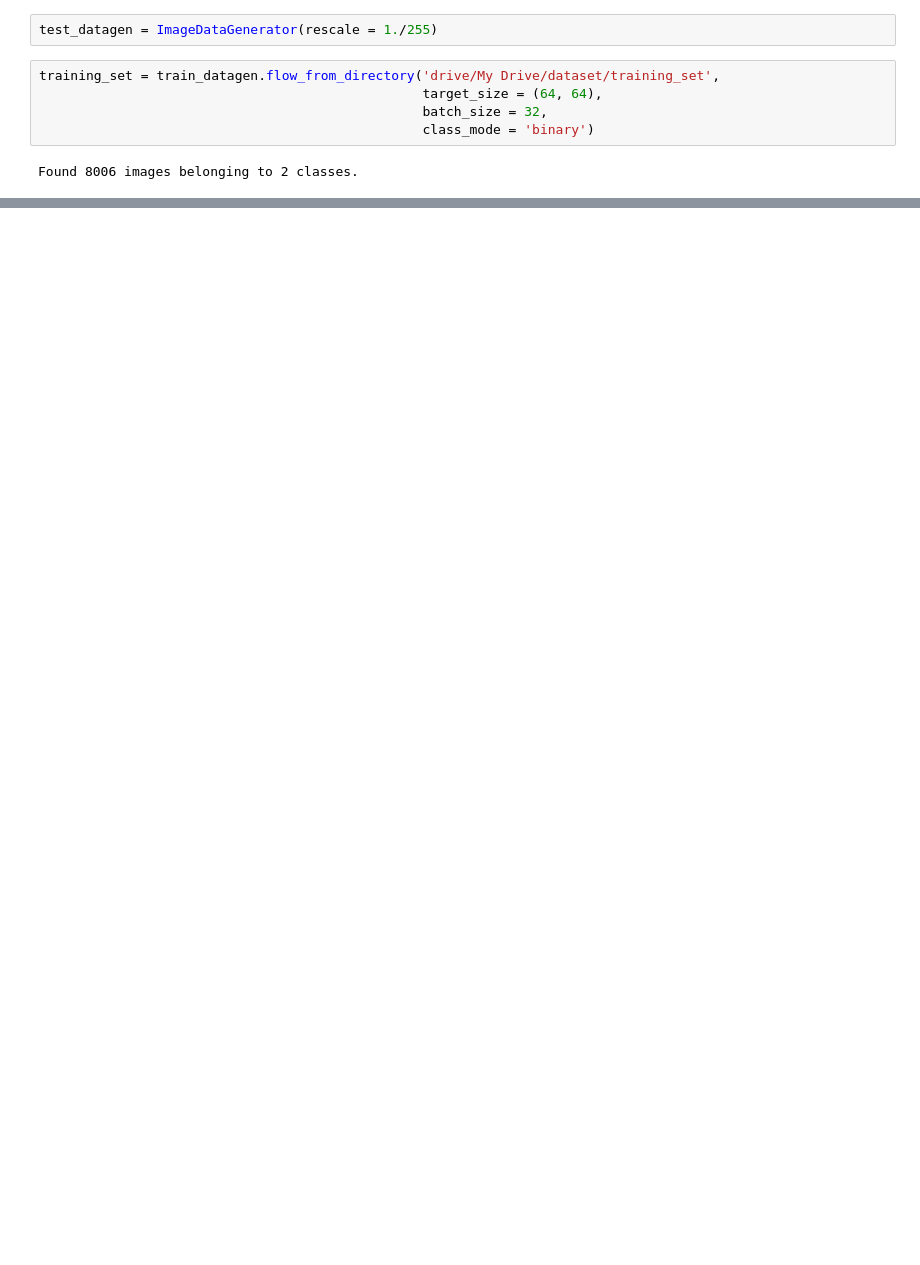
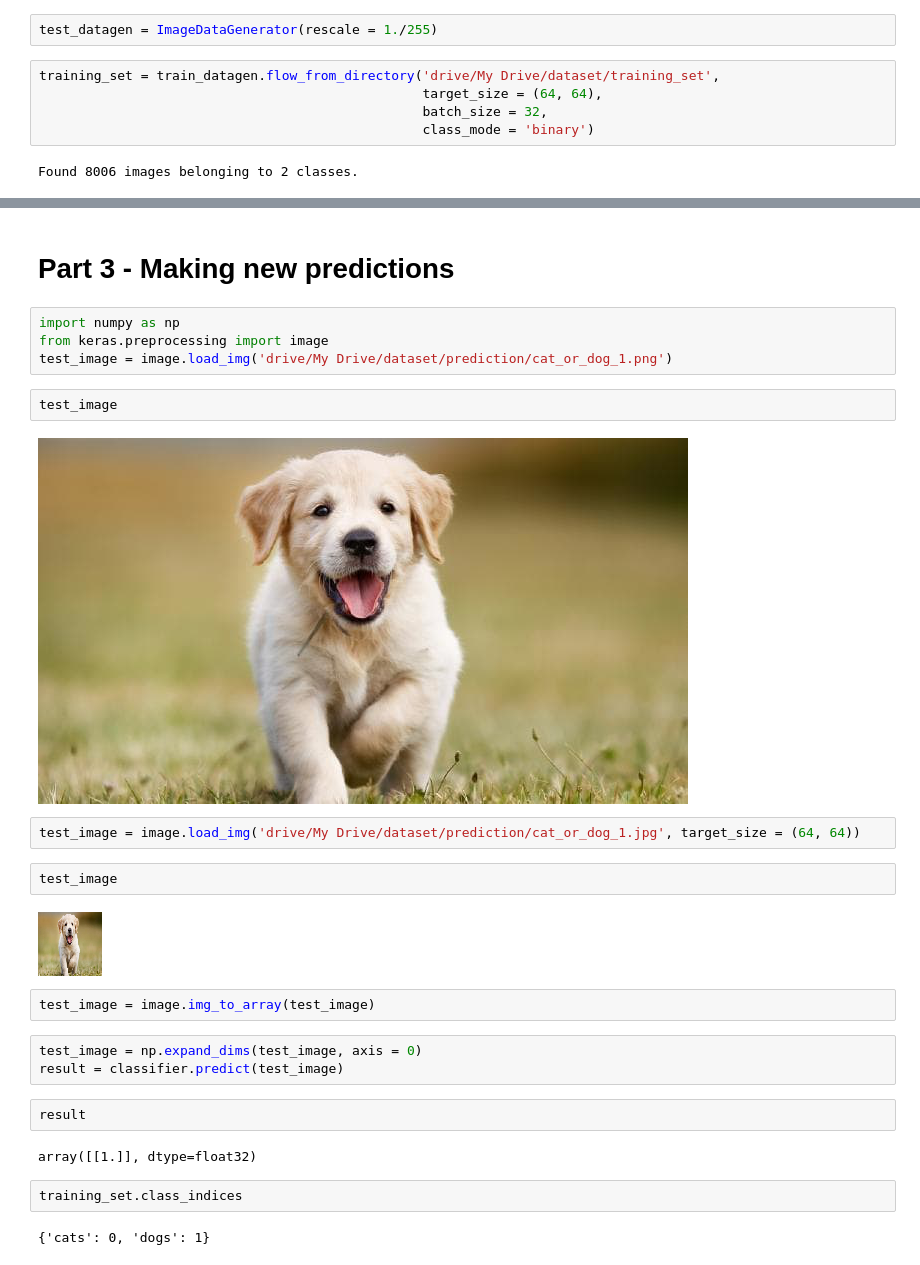
Before and after one commit to VaibhavSachaa/deep-learning, a Jupyter notebook: CNN.ipynb, the cells around one changed output, grey strips where cells are left out. Drawn from its saved outputs; the diff is of its cells as text; blank space fills up the shorter version.

```diff
--- a/CNN.ipynb
+++ b/CNN.ipynb
@@ -115 +109,30 @@ Epoch 25/25
 <keras.callbacks.History at 0x...>
+# %% [markdown]
+# Part 3 - Making new predictions
+# %%
+import numpy as np
+from keras.preprocessing import image
+test_image = image.load_img('drive/My Drive/dataset/prediction/cat_or_dog_1.png')
+# %%
+test_image
+# %% [output]
+[figure, added]
+# %%
+test_image = image.load_img('drive/My Drive/dataset/prediction/cat_or_dog_1.jpg', target_size = (64, 64))
+# %%
+test_image
+# %% [output]
+[figure, added]
+# %%
+test_image = image.img_to_array(test_image)
+# %%
+test_image = np.expand_dims(test_image, axis = 0)
+result = classifier.predict(test_image)
+# %%
+result
+# %% [output]
+array([[1.]], dtype=float32)
+# %%
+training_set.class_indices
+# %% [output]
+{'cats': 0, 'dogs': 1}
```
Also changed, not shown: parts of 22 cells of this notebook.
